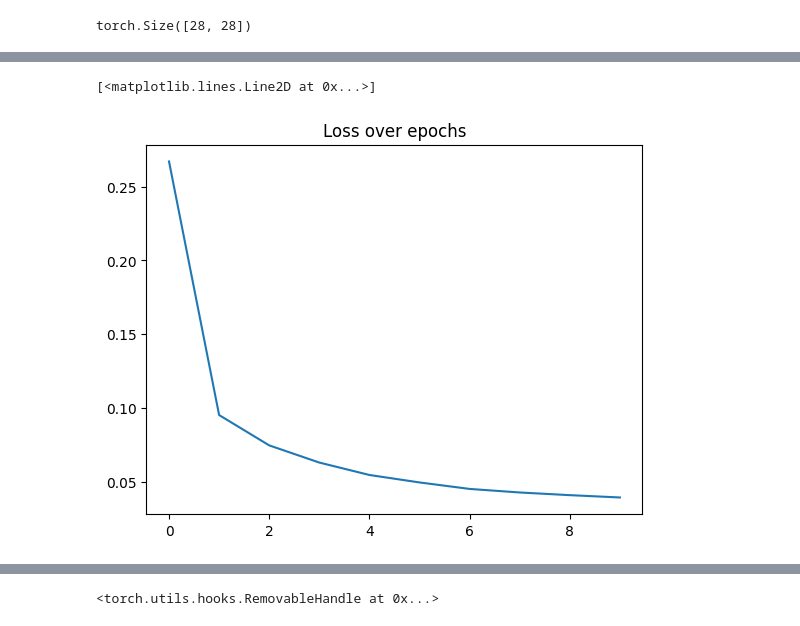
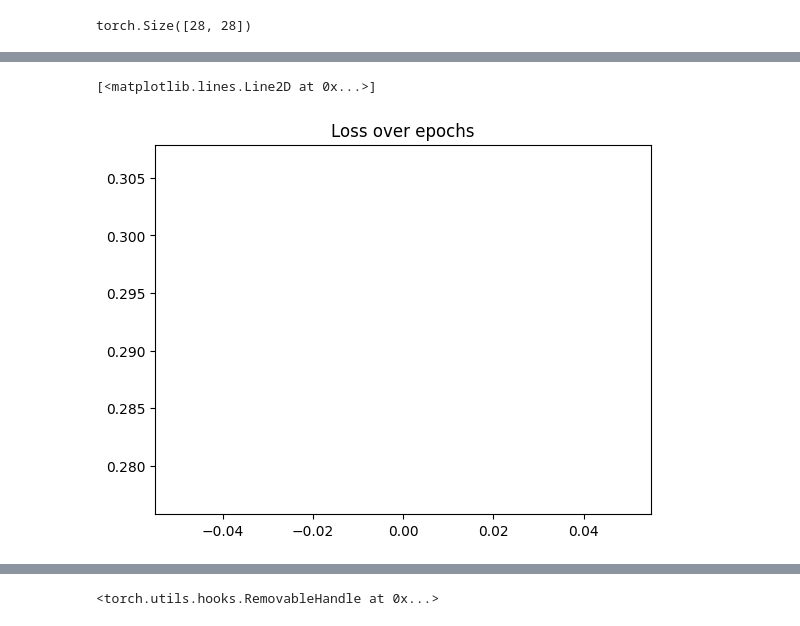
Before and after one commit to ncinsli/MNIST-Grad-CAM-implementation, a Jupyter notebook: model.ipynb, the cells around one changed output, grey strips where cells are left out. Drawn from its saved outputs; the diff is of its cells as text; code cells hidden in the pictures.

```diff
--- a/model.ipynb
+++ b/model.ipynb
@@ -148,8 +150,9 @@ def fit(classifier, epochs=20, verbose=True):
 
     return history
 
-history = fit(classifier, 10)
+e = 1
+history = fit(classifier, e)
 
 plt.title("Loss over epochs")
-plt.plot(torch.arange(0, 10), history)
+plt.plot(torch.arange(0, e), history)
 # %% [output]
@@ -166,5 +160,5 @@ epoch 9, loss 0.03945247325464152
 [<matplotlib.lines.Line2D at 0x...>]
-[figure, old version]
+[figure, new version]
 # %%
 # Counting accuracy
 def calculate_accuracy(classifier, x_test, y_test):
```
Also changed, not shown: parts of 12 cells of this notebook.
